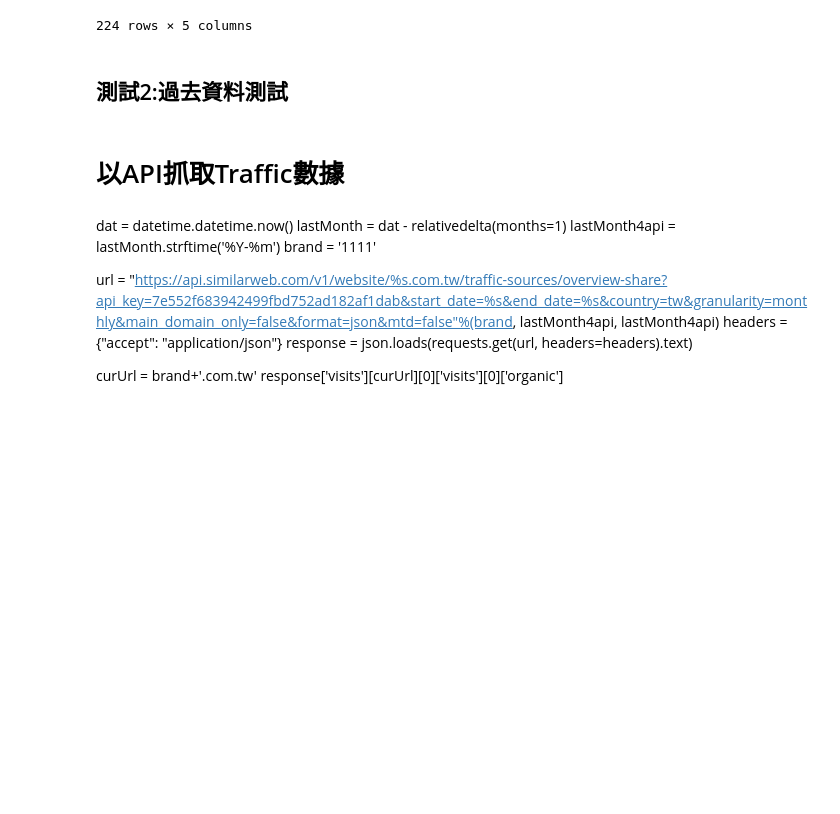
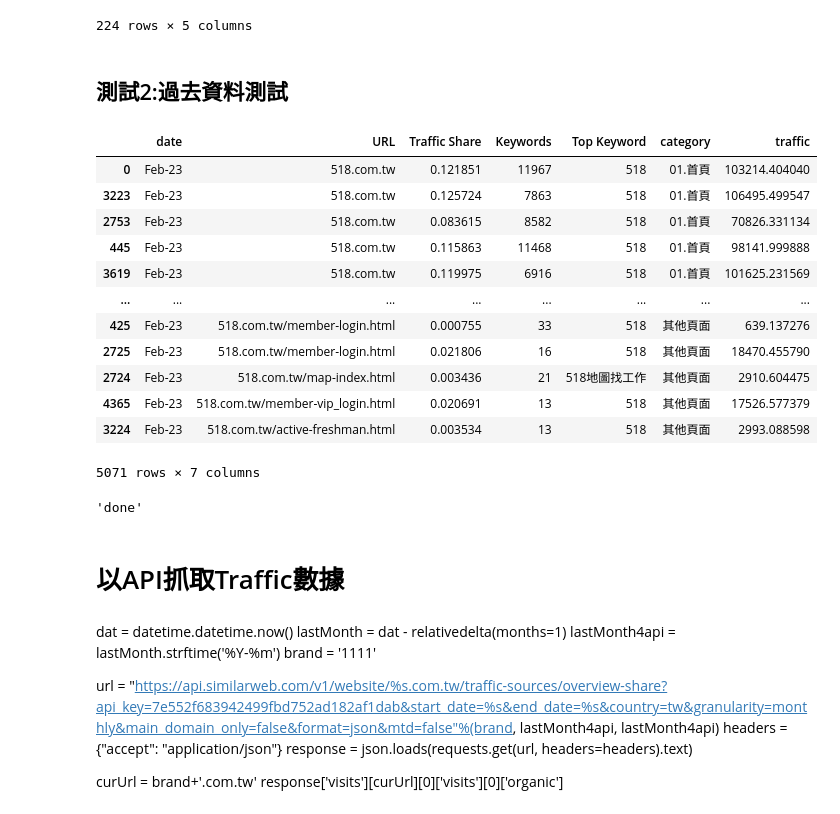
Before and after one commit to WEN890731/Automation, a Jupyter notebook: similarwebURLClass(edit).ipynb, the cells around one changed output. Cells and saved outputs as stored; diff of their text form; code cells hidden in the pictures; blank space fills up the shorter version.

```diff
--- a/similarwebURLClass(edit).ipynb
+++ b/similarwebURLClass(edit).ipynb
@@ -115,11 +116,13 @@ def classti(brand, oriDf):
 
     if brand=='518':
         #辨識其他頁面
-        other518 = pd.read_excel("C:/Users/wendywen/python code/06-202208-AutoUpdateKPIReport/sw檔案/cat.xlsx" ,sheet_name='518other')
+        other518 = GoogleSheets().getWorksheet2Df(spreadsheetId ='1A5KNVZfICR9UveguQ9uqAVfZZ0qKDEY986B2lkUBljM',
+                                range = '518other')
         for i in range(len(other518.reg)):
             oriDf.loc[(oriDf['URL'].str.contains(other518.reg[i])), 'category'] = '其他頁面'
         #網頁群組分類
-        regex518 = pd.read_excel("C:/Users/wendywen/python code/06-202208-AutoUpdateKPIReport/sw檔案/cat.xlsx" ,sheet_name='518')
+        regex518 = GoogleSheets().getWorksheet2Df(spreadsheetId ='1A5KNVZfICR9UveguQ9uqAVfZZ0qKDEY986B2lkUBljM',
+                                range = '518')
         catNum = len(regex518.cat)
         for i in range(catNum):
             if regex518.cat[i]=='03.職缺頁':
@@ -128,7 +131,7 @@ def classti(brand, oriDf):
                 oriDf.loc[~(oriDf['URL'].str.contains(searchResReg)) & (oriDf['URL'].str.contains('^518.com.tw/job-')), 'index'] = 3
             else:
                 oriDf.loc[(oriDf['URL'].str.contains(regex518.reg[i])), 'category'] = regex518.cat[i]
-                oriDf.loc[(oriDf['URL'].str.contains(regex518.reg[i])), 'index'] = regex518.indexC[i]
+                oriDf.loc[(oriDf['URL'].str.contains(regex518.reg[i])), 'index'] = int(regex518.indexC[i])
         #辨識未分類頁面
         oriDf.loc[oriDf.category.isnull(), 'category'] = '未分類'
 
@@ -137,15 +140,17 @@ def classti(brand, oriDf):
 
     elif brand=='1111':
         #辨識其他頁面
-        other1111 = pd.read_excel("C:/Users/wendywen/python code/06-202208-AutoUpdateKPIReport/sw檔案/cat.xlsx" ,sheet_name='1111other')
+        other1111 = GoogleSheets().getWorksheet2Df(spreadsheetId ='1A5KNVZfICR9UveguQ9uqAVfZZ0qKDEY986B2lkUBljM',
+                                range = '1111other')
         for i in range(len(other1111.reg)):
             oriDf.loc[(oriDf['URL'].str.contains(other1111.reg[i])), 'category'] = '其他頁面'
         #網頁群組分類
-        regex1111 = pd.read_excel("C:/Users/wendywen/python code/06-202208-AutoUpdateKPIReport/sw檔案/cat.xlsx" ,sheet_name='1111')
+        regex1111 = GoogleSheets().getWorksheet2Df(spreadsheetId ='1A5KNVZfICR9UveguQ9uqAVfZZ0qKDEY986B2lkUBljM',
+                                range = '1111')
         catNum = len(regex1111.cat)
         for i in range(catNum):
             oriDf.loc[(oriDf['URL'].str.contains(regex1111.reg[i])), 'category'] = regex1111.cat[i]
-            oriDf.loc[(oriDf['URL'].str.contains(regex1111.reg[i])), 'index'] = regex1111.indexC[i]
+            oriDf.loc[(oriDf['URL'].str.contains(regex1111.reg[i])), 'index'] = int(regex1111.indexC[i])
         #辨識未分類頁面
         oriDf.loc[oriDf.category.isnull(), 'category'] = '未分類'
 
@@ -154,11 +159,13 @@ def classti(brand, oriDf):
 
     elif brand=='104':
         #辨識其他頁面
-        other104 = pd.read_excel("C:/Users/wendywen/python code/06-202208-AutoUpdateKPIReport/sw檔案/cat.xlsx" ,sheet_name='104other')
+        other104 = GoogleSheets().getWorksheet2Df(spreadsheetId ='1A5KNVZfICR9UveguQ9uqAVfZZ0qKDEY986B2lkUBljM',
+                                range = '104other')
         for i in range(len(other104.reg)):
             oriDf.loc[(oriDf['URL'].str.contains(other104.reg[i])), 'category'] = '其他頁面'
         #網頁群組分類
-        regex104 = pd.read_excel("C:/Users/wendywen/python code/06-202208-AutoUpdateKPIReport/sw檔案/cat.xlsx" ,sheet_name='104')
+        regex104 = GoogleSheets().getWorksheet2Df(spreadsheetId ='1A5KNVZfICR9UveguQ9uqAVfZZ0qKDEY986B2lkUBljM',
+                                range = '104')
         catNum = len(regex104.cat)
         for i in range(catNum):
             if regex104.cat[i]=='招募管理':
@@ -167,7 +174,7 @@ def classti(brand, oriDf):
                 oriDf.loc[~(oriDf['URL'].str.contains(searchResReg)) & (oriDf['URL'].str.contains('^pro.104.com.tw')), 'index'] = 25
             else:
                 oriDf.loc[(oriDf['URL'].str.contains(regex104.reg[i])), 'category'] = regex104.cat[i]
-                oriDf.loc[(oriDf['URL'].str.contains(regex104.reg[i])), 'index'] = regex104.indexC[i]
+                oriDf.loc[(oriDf['URL'].str.contains(regex104.reg[i])), 'index'] = int(regex104.indexC[i])
         #辨識未分類頁面
         oriDf.loc[oriDf.category.isnull(), 'category'] = '未分類'
 
@@ -178,8 +185,8 @@ def classti(brand, oriDf):
         oriDf['category'] = ['目前暫無此網頁分類規則']*len(oriDf)
         oriDf['index'] = [0]*len(oriDf)
 
-#     oriDf = oriDf.sort_values(by=['index'])
-    oriDf['checkIndex'] = [i for i in range(len(oriDf))]
+    oriDf = oriDf.sort_values(by=['index'])
+#     oriDf['checkIndex'] = [i for i in range(len(oriDf))]
     #日期欄位設定
     dat = datetime.datetime.now()
     lastMonth = dat - relativedelta(months=1)
@@ -188,10 +195,10 @@ def classti(brand, oriDf):
 
     #計算各網頁traffic
     tra = 847054.8980801627#trafficGet(brand)
-    oriDf['traffic'] = oriDf['Traffic Share']*tra
+    oriDf['traffic'] = oriDf['Traffic Share ']*tra
 
     #欄位順序調整
-    oriDf = oriDf[['checkIndex', 'date', 'URL', 'Traffic Share', 'Keywords', 'Top Keyword', 'category', 'traffic']]
+    oriDf = oriDf[['date', 'URL', 'Traffic Share ', 'Keywords', 'Top Keyword', 'category', 'traffic']]
 
     return oriDf
 # %%
@@ -357,6 +364,31 @@ test104 = pd.read_excel('C:/Users/wendywen/python code/06-202208-AutoUpdateKPIRe
 result1111 = classti('1111', test1111)
 result518 = classti('518', test518)
 result104 = classti('104', test104)
+# %%
+result518
+# %% [output]
+|  | date | URL | Traffic Share | Keywords | Top Keyword | category | traffic |
+| 0 | Feb-23 | 518.com.tw | 0.121851 | 11967 | 518 | 01.首頁 | 103214.404040 |
+| 3223 | Feb-23 | 518.com.tw | 0.125724 | 7863 | 518 | 01.首頁 | 106495.499547 |
+| 2753 | Feb-23 | 518.com.tw | 0.083615 | 8582 | 518 | 01.首頁 | 70826.331134 |
+| 445 | Feb-23 | 518.com.tw | 0.115863 | 11468 | 518 | 01.首頁 | 98141.999888 |
+| 3619 | Feb-23 | 518.com.tw | 0.119975 | 6916 | 518 | 01.首頁 | 101625.231569 |
+| ... | ... | ... | ... | ... | ... | ... | ... |
+| 425 | Feb-23 | 518.com.tw/member-login.html | 0.000755 | 33 | 518 | 其他頁面 | 639.137276 |
+| 2725 | Feb-23 | 518.com.tw/member-login.html | 0.021806 | 16 | 518 | 其他頁面 | 18470.455790 |
+| 2724 | Feb-23 | 518.com.tw/map-index.html | 0.003436 | 21 | 518地圖找工作 | 其他頁面 | 2910.604475 |
+| 4365 | Feb-23 | 518.com.tw/member-vip_login.html | 0.020691 | 13 | 518 | 其他頁面 | 17526.577379 |
+| 3224 | Feb-23 | 518.com.tw/active-freshman.html | 0.003534 | 13 | 518 | 其他頁面 | 2993.088598 |
+5071 rows × 7 columns
+# %%
+GoogleSheets().setWorksheet(
+    spreadsheetId='1eNM9ptlGi4BUKInshOg2dOauso6INK8uWJO-Cz7IGIU',
+    range='518',
+    df = result518
+)
+# result518
+# %% [output]
+'done'
 # %%
 ans1111 = pd.read_excel('C:/Users/wendywen/python code/06-202208-AutoUpdateKPIReport/sw檔案/reshapeTest.xlsx', sheet_name='1111')[['URL', '頁面分組']].reset_index()
 ans518 = pd.read_excel('C:/Users/wendywen/python code/06-202208-AutoUpdateKPIReport/sw檔案/reshapeTest.xlsx', sheet_name='518')[['URL', '頁面分組']].reset_index()
```
Also changed, not shown: parts of 3 cells of this notebook, 1 other file.
